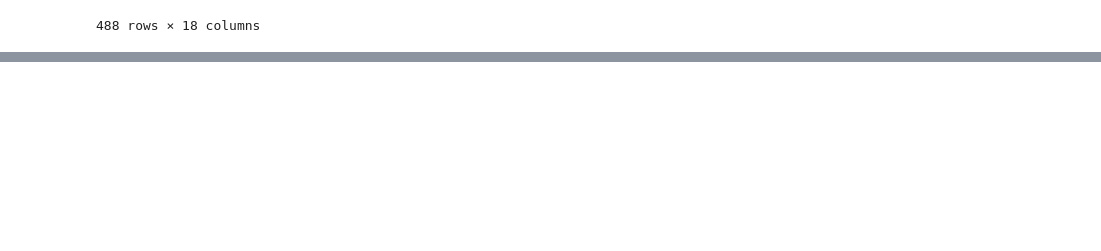
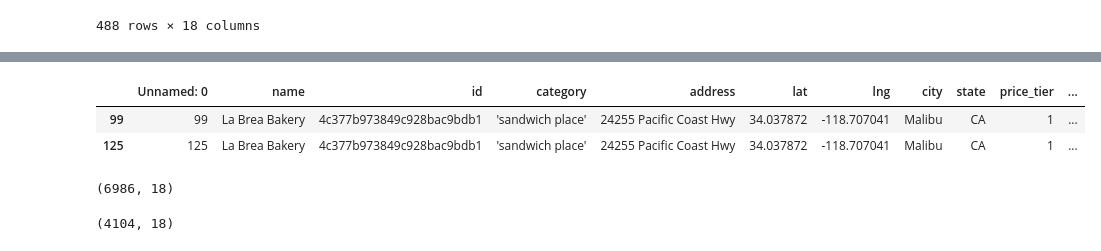
Before and after one commit to subhap15/adventurize, a Jupyter notebook: venue_in_the_box.ipynb, the cells around one changed output, grey strips where cells are left out. Drawn from its saved outputs; the diff is of its cells as text; code cells hidden in the pictures; blank space fills up the shorter version.

```diff
--- a/venue_in_the_box.ipynb
+++ b/venue_in_the_box.ipynb
@@ -116,0 +138,10 @@ df1[df1['in_the_box'] == True]
+# %%
+df1[df1['name'] == 'La Brea Bakery']
+# %% [output]
+|  | Unnamed: 0 | name | id | category | address | lat | lng | city | state | price_tier | ... |
+| 99 | 99 | La Brea Bakery | 4c377b973849c928bac9bdb1 | 'sandwich place' | 24255 Pacific Coast Hwy | 34.037872 | -118.707041 | Malibu | CA | 1 | ... |
+| 125 | 125 | La Brea Bakery | 4c377b973849c928bac9bdb1 | 'sandwich place' | 24255 Pacific Coast Hwy | 34.037872 | -118.707041 | Malibu | CA | 1 | ... |
+# %%
+df1.shape
+# %% [output]
+(6986, 18)
@@ -116,0 +150,4 @@ df1[df1['in_the_box'] == True]
+# %%
+df1.shape
+# %% [output]
+(4104, 18)
```
Also changed, not shown: parts of 3 cells of this notebook, 1 other file.
